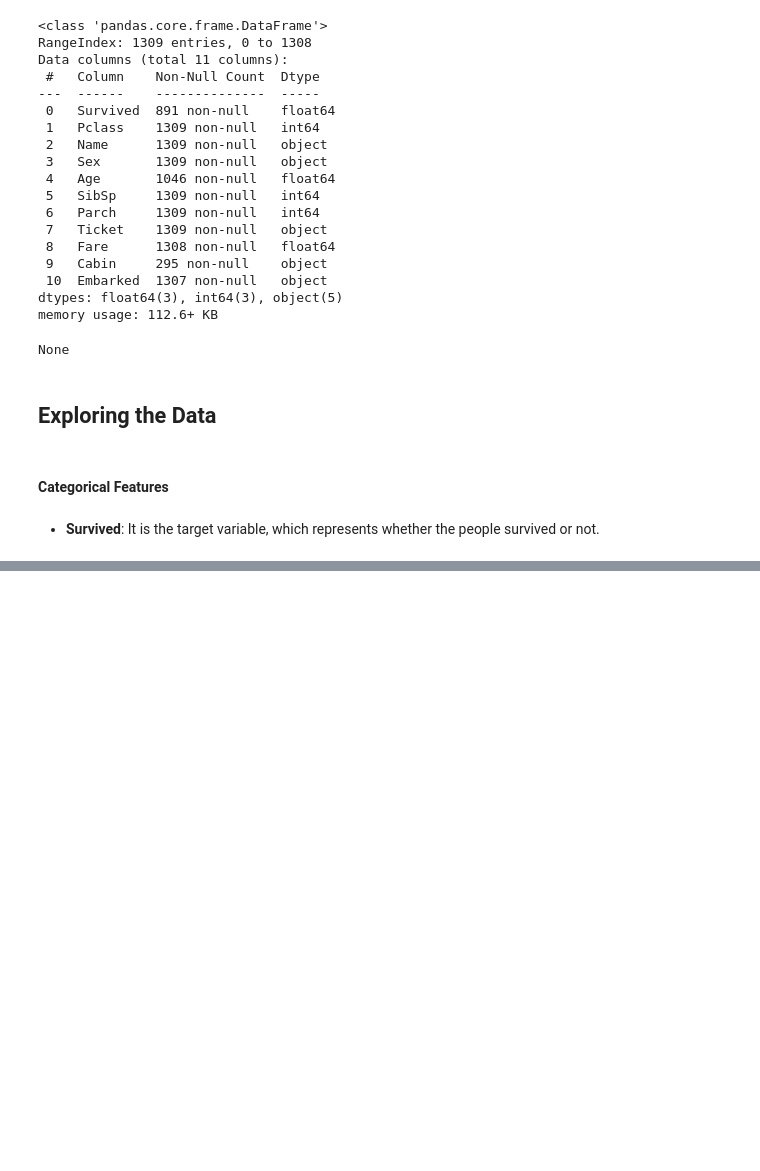
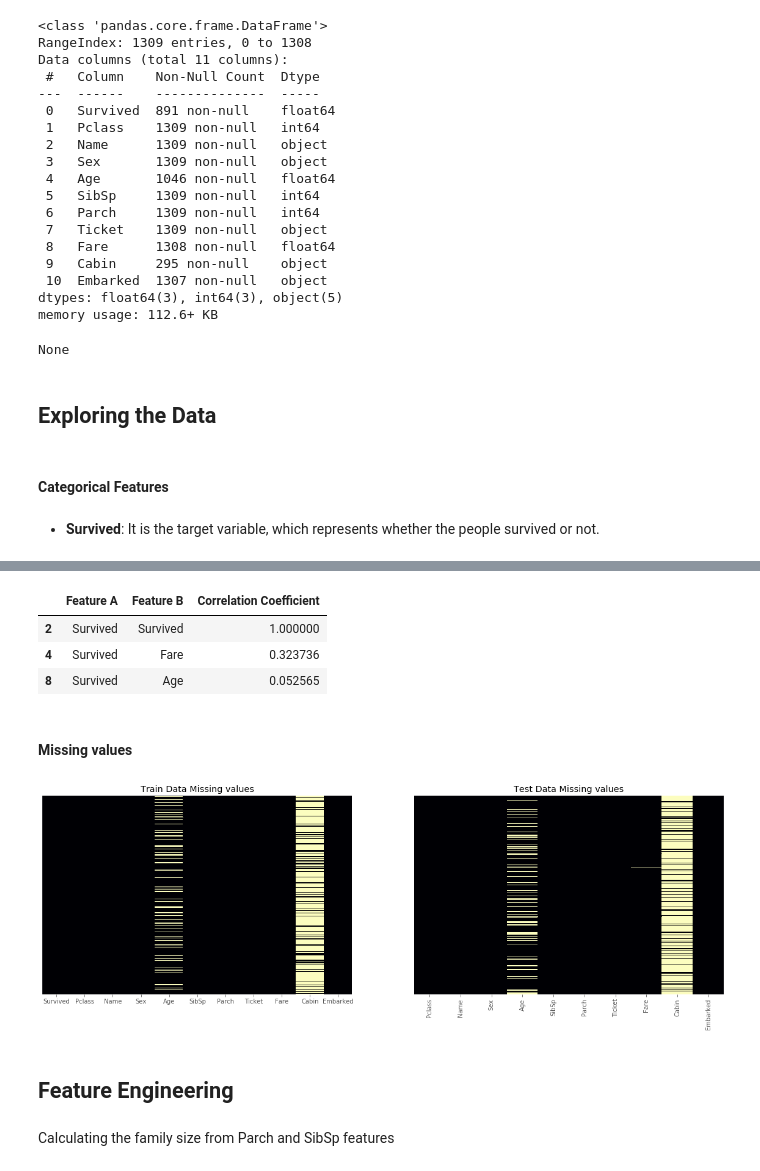
Before and after one commit to Paras-97/Titanic-Machine-Learning-from-Disaster, a Jupyter notebook: Titanic.ipynb, the cells around one changed output, grey strips where cells are left out. Drawn from its saved outputs; the diff is of its cells as text; code cells hidden in the pictures; blank space fills up the shorter version.

Commit message:
Feature Engineering

```diff
--- a/Titanic.ipynb
+++ b/Titanic.ipynb
@@ -196,9 +86,0 @@ test.head()
-# %%
-test['Sex'] = lbl_en.fit_transform(test['Sex'])
-# %%
-test['Embarked'] = lbl_en.fit_transform(test['Embarked'])
-# %%
-m = test['Fare'].mean()
-test['Fare']=test['Fare'].fillna(m)
-a = test['Age'].mean()
-test['Age']=test['Age'].fillna(a)
@@ -284,0 +172,28 @@ Collecting Cython==0.29.14
+# %%
+# Listing most related continous values to target
+train_corr = train[['Survived','Age','Fare']].corr(method = 'spearman').abs().unstack().sort_values(
+    kind = 'quicksort', ascending = False).reset_index()
+train_corr.rename(columns = {'level_0':'Feature A','level_1':'Feature B', 0:'Correlation Coefficient'},inplace = True)
+train_corr[(train_corr['Feature A'] == 'Survived')].style.background_gradient(cmap = 'summer_r')
+# %% [output]
+|  | Feature A | Feature B | Correlation Coefficient |
+| 2 | Survived | Survived | 1.000000 |
+| 4 | Survived | Fare | 0.323736 |
+| 8 | Survived | Age | 0.052565 |
+# %% [markdown]
+#### Missing values
+# %%
+# Detecting the missing values
+
+fig, ax = plt.subplots(ncols = 2, figsize = (20,6))
+sns.heatmap(train.isnull(), yticklabels = False, cbar = False, cmap = 'magma', ax=ax[0])
+sns.heatmap(test.isnull(), yticklabels= False, cbar = False, cmap = 'magma', ax=ax[1])
+
+ax[0].set_title('Train Data Missing values')
+ax[1].set_title('Test Data Missing values')
+plt.xticks(rotation= 90)
+plt.show()
+# %% [output]
+[figure, added]
+# %% [markdown]
+## Feature Engineering
@@ -284,0 +219,2 @@ Collecting Cython==0.29.14
+# %% [markdown]
+Calculating the family size from Parch and SibSp features
```
Also changed, not shown: parts of 42 cells of this notebook.
